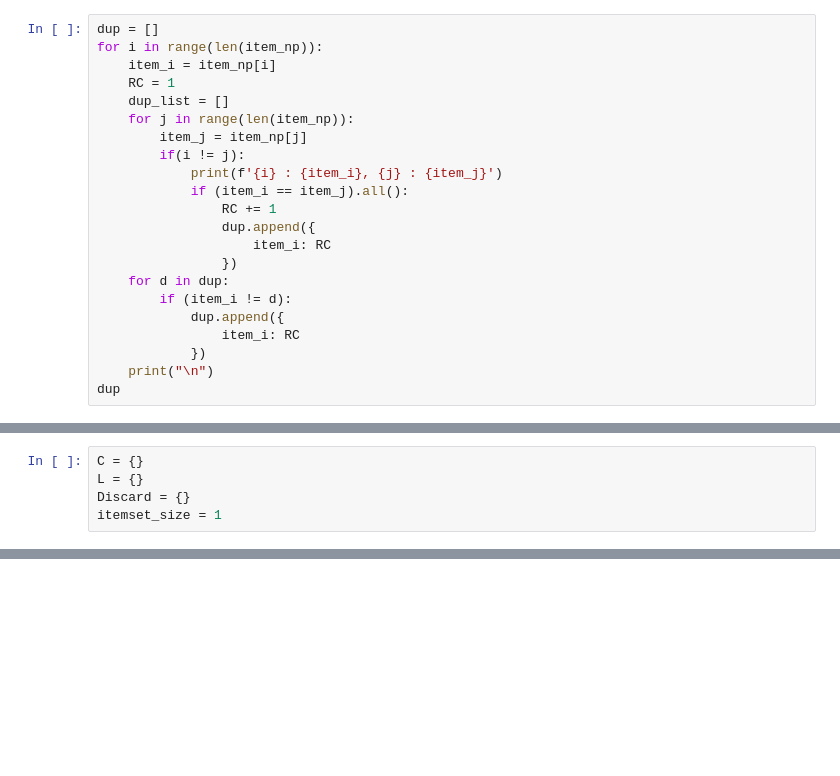
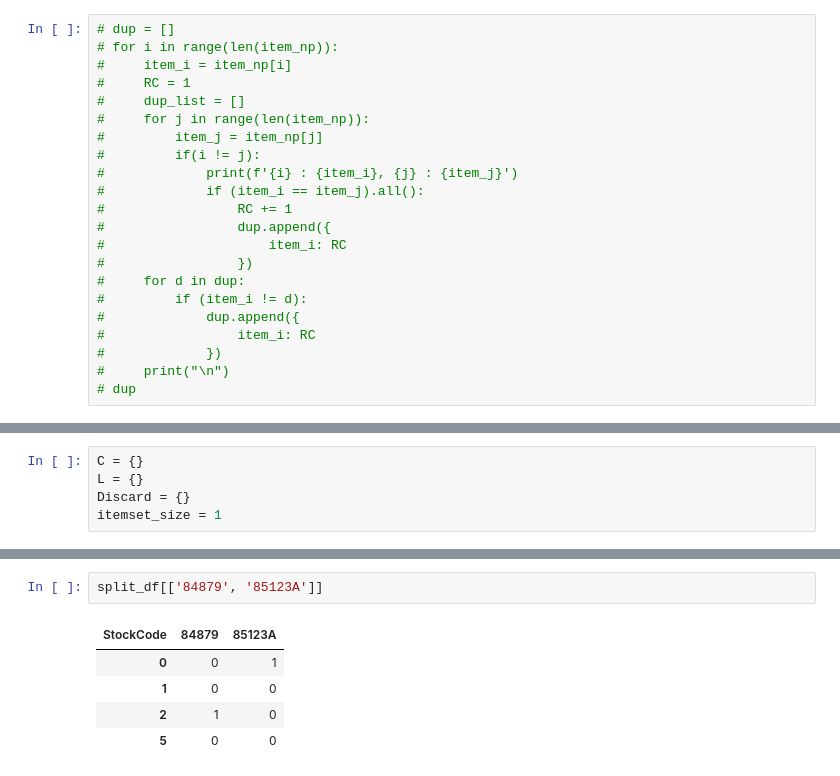
Before and after one commit to khysokhornrupp/RUPP-Apriori-, a Jupyter notebook: appriori/appriori.ipynb, the cells around one changed output, grey strips where cells are left out. Cells and saved outputs as stored; diff of their text form; blank space fills up the shorter version.

```diff
--- a/appriori/appriori.ipynb
+++ b/appriori/appriori.ipynb
@@ -459,24 +430,24 @@ array([[1, 0, 0, 0, 0, 0, 1, 1, 1, 1, 1, 0, 1, 0],
        [0, 0, 0, 0, 0, 1, 0, 0, 0, 0, 0, 0, 0, 0],
        [0, 0, 0, 0, 0, 1, 0, 0, 0, 0, 0, 0, 0, 0]])
 # %%
-dup = []
-for i in range(len(item_np)):
-    item_i = item_np[i]
-    RC = 1
-    dup_list = []
-    for j in range(len(item_np)):
-        item_j = item_np[j]
-        if(i != j):
-            print(f'{i} : {item_i}, {j} : {item_j}')
-            if (item_i == item_j).all():
-                RC += 1
-                dup.append({
-                    item_i: RC
-                })
-    for d in dup:
-        if (item_i != d):
-            dup.append({
-                item_i: RC
-            })
-    print("\n")
-dup
+# dup = []
+# for i in range(len(item_np)):
+#     item_i = item_np[i]
+#     RC = 1
+#     dup_list = []
+#     for j in range(len(item_np)):
+#         item_j = item_np[j]
+#         if(i != j):
+#             print(f'{i} : {item_i}, {j} : {item_j}')
+#             if (item_i == item_j).all():
+#                 RC += 1
+#                 dup.append({
+#                     item_i: RC
+#                 })
+#     for d in dup:
+#         if (item_i != d):
+#             dup.append({
+#                 item_i: RC
+#             })
+#     print("\n")
+# dup
@@ -611,0 +646,8 @@ itemset_size = 1
+# %%
+split_df[['84879', '85123A']]
+# %% [output]
+| StockCode | 84879 | 85123A |
+| 0 | 0 | 1 |
+| 1 | 0 | 0 |
+| 2 | 1 | 0 |
+| 5 | 0 | 0 |
```
Also changed, not shown: parts of 24 cells of this notebook, 6 other files.
